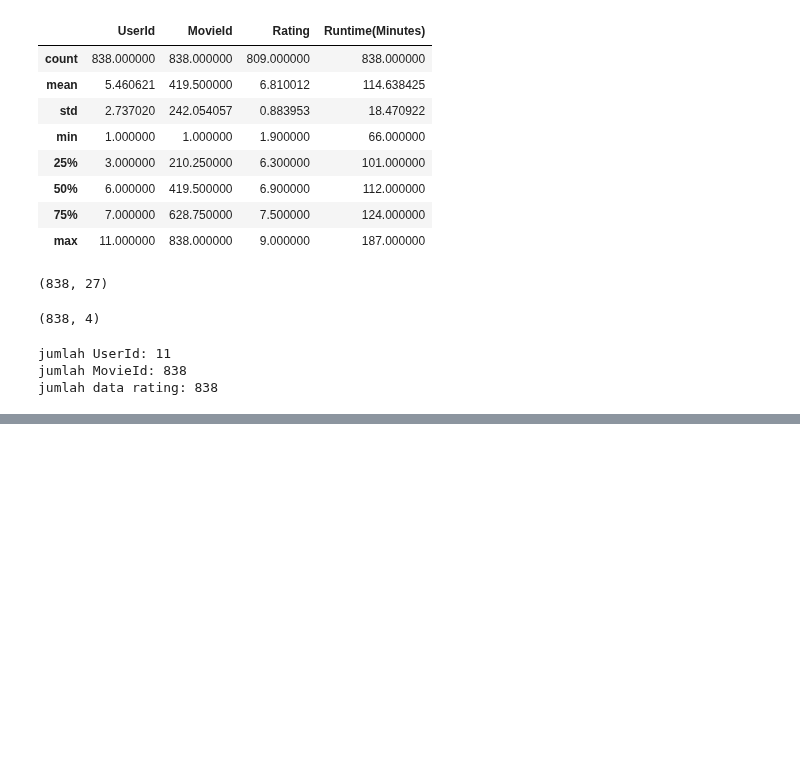
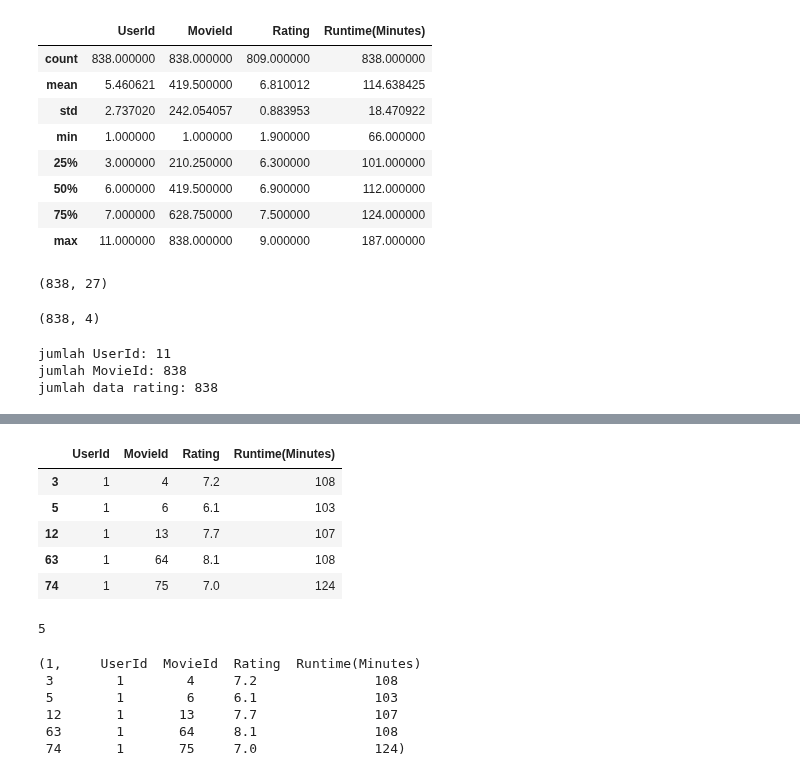
Before and after one commit to Ihbar1/ihbar.github.io, a Jupyter notebook: praktikum_sistem_rekomendasi.ipynb, the cells around one changed output, grey strips where cells are left out. Cells and saved outputs as stored; diff of their text form; code cells hidden in the pictures; blank space fills up the shorter version.

```diff
--- a/praktikum_sistem_rekomendasi.ipynb
+++ b/praktikum_sistem_rekomendasi.ipynb
@@ -136,0 +197,13 @@ movies = movies.drop(['Genre','Description','Director','Actors','Action','Advent
+# %%
+userSubsetGroup.get_group(1)
+# %% [output]
+|  | UserId | MovieId | Rating | Runtime(Minutes) |
+| 3 | 1 | 4 | 7.2 | 108 |
+| 5 | 1 | 6 | 6.1 | 103 |
+| 12 | 1 | 13 | 7.7 | 107 |
+| 63 | 1 | 64 | 8.1 | 108 |
+| 74 | 1 | 75 | 7.0 | 124 |
+# %%
+len(userSubsetGroup.get_group(1))
+# %% [output]
+5
@@ -136,0 +212,9 @@ movies = movies.drop(['Genre','Description','Director','Actors','Action','Advent
+# %%
+userSubsetGroup[0]
+# %% [output]
+(1,     UserId  MovieId  Rating  Runtime(Minutes)
+ 3        1        4     7.2               108
+ 5        1        6     6.1               103
+ 12       1       13     7.7               107
+ 63       1       64     8.1               108
+ 74       1       75     7.0               124)
```
Also changed, not shown: parts of 7 cells of this notebook.
